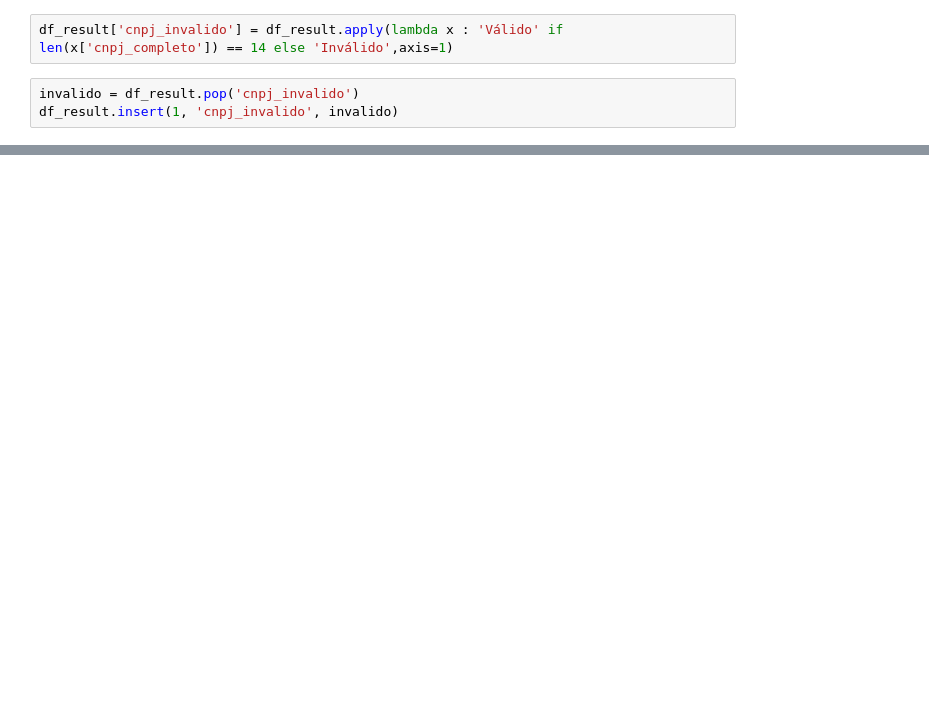
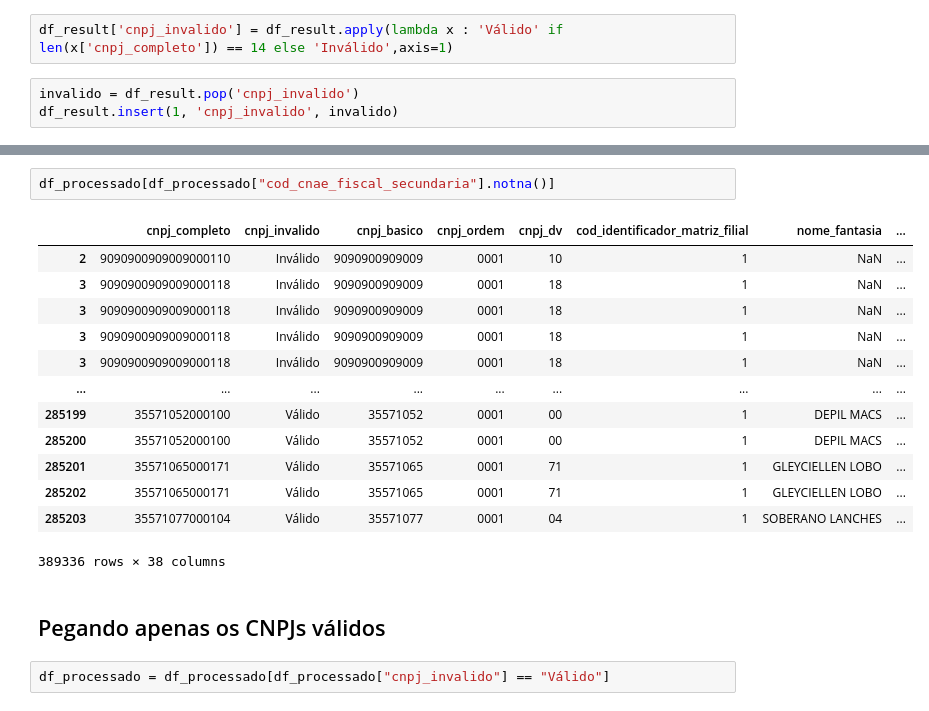
Before and after one commit to matheusbaars/teste-dados, a Jupyter notebook: Teste IA-DADOS.ipynb, the cells around one changed output, grey strips where cells are left out. Cells and saved outputs as stored; diff of their text form; blank space fills up the shorter version.

```diff
--- a/Teste IA-DADOS.ipynb
+++ b/Teste IA-DADOS.ipynb
@@ -64,0 +181,20 @@ IFrame(filepath, width=700, height=800)
+# %%
+df_processado[df_processado["cod_cnae_fiscal_secundaria"].notna()]
+# %% [output]
+|  | cnpj_completo | cnpj_invalido | cnpj_basico | cnpj_ordem | cnpj_dv | cod_identificador_matriz_filial | nome_fantasia | ... |
+| 2 | 9090900909009000110 | Inválido | 9090900909009 | 0001 | 10 | 1 | NaN | ... |
+| 3 | 9090900909009000118 | Inválido | 9090900909009 | 0001 | 18 | 1 | NaN | ... |
+| 3 | 9090900909009000118 | Inválido | 9090900909009 | 0001 | 18 | 1 | NaN | ... |
+| 3 | 9090900909009000118 | Inválido | 9090900909009 | 0001 | 18 | 1 | NaN | ... |
+| 3 | 9090900909009000118 | Inválido | 9090900909009 | 0001 | 18 | 1 | NaN | ... |
+| ... | ... | ... | ... | ... | ... | ... | ... | ... |
+| 285199 | 35571052000100 | Válido | 35571052 | 0001 | 00 | 1 | DEPIL MACS | ... |
+| 285200 | 35571052000100 | Válido | 35571052 | 0001 | 00 | 1 | DEPIL MACS | ... |
+| 285201 | 35571065000171 | Válido | 35571065 | 0001 | 71 | 1 | GLEYCIELLEN LOBO | ... |
+| 285202 | 35571065000171 | Válido | 35571065 | 0001 | 71 | 1 | GLEYCIELLEN LOBO | ... |
+| 285203 | 35571077000104 | Válido | 35571077 | 0001 | 04 | 1 | SOBERANO LANCHES | ... |
+389336 rows × 38 columns
+# %% [markdown]
+## Pegando apenas os CNPJs válidos
+# %%
+df_processado = df_processado[df_processado["cnpj_invalido"] == "Válido"]
```
Also changed, not shown: parts of 39 cells of this notebook, 1 other file.
